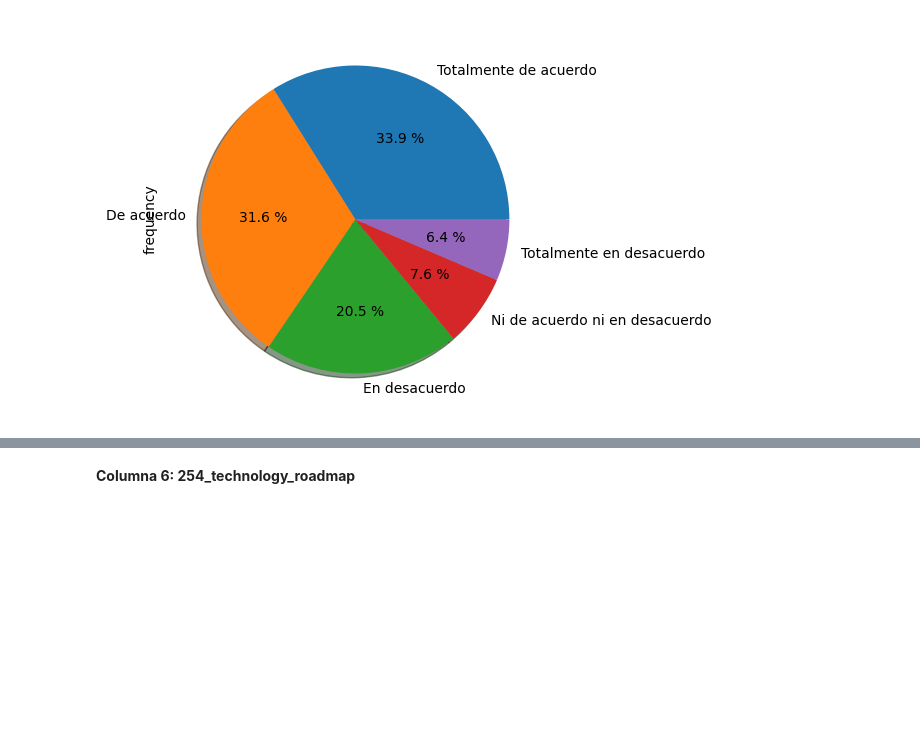
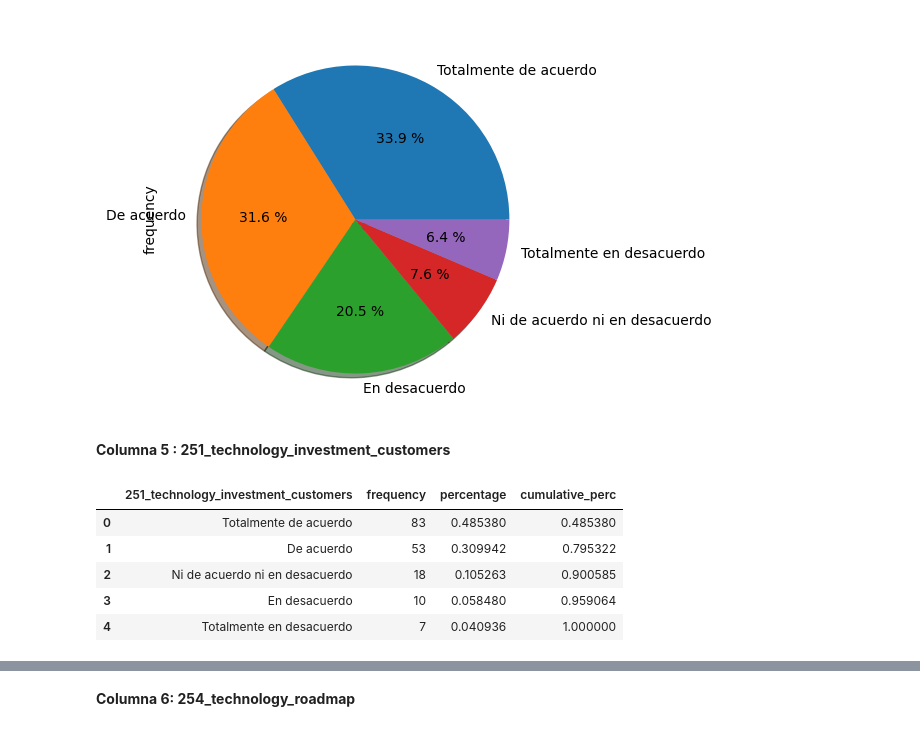
Before and after one commit to JarlynLoza/Actividad-4_Extracci-n-de-Caracter-sticas, a Jupyter notebook: Actividad_4_Extracción_de_características.ipynb, the cells around one changed output, grey strips where cells are left out. Drawn from its saved outputs; the diff is of its cells as text; code cells hidden in the pictures; blank space fills up the shorter version.

```diff
--- a/Actividad_4_Extracción_de_características.ipynb
+++ b/Actividad_4_Extracción_de_características.ipynb
@@ -320,3 +318,16 @@ Filtro4_index["frequency"].plot(kind='pie', figsize=(10,5), shadow=True, autopct
 # %% [output]
 <Axes: ylabel='frequency'>
 [figure]
+# %% [markdown]
+**Columna 5 : 251_technology_investment_customers**
+# %%
+#Obtener un análisis univariado de una variable categórica en específico
+T5=freq_tbl(data['251_technology_investment_customers'])
+T5
+# %% [output]
+|  | 251_technology_investment_customers | frequency | percentage | cumulative_perc |
+| 0 | Totalmente de acuerdo | 83 | 0.485380 | 0.485380 |
+| 1 | De acuerdo | 53 | 0.309942 | 0.795322 |
+| 2 | Ni de acuerdo ni en desacuerdo | 18 | 0.105263 | 0.900585 |
+| 3 | En desacuerdo | 10 | 0.058480 | 0.959064 |
+| 4 | Totalmente en desacuerdo | 7 | 0.040936 | 1.000000 |
```
Also changed, not shown: parts of 4 cells of this notebook.
